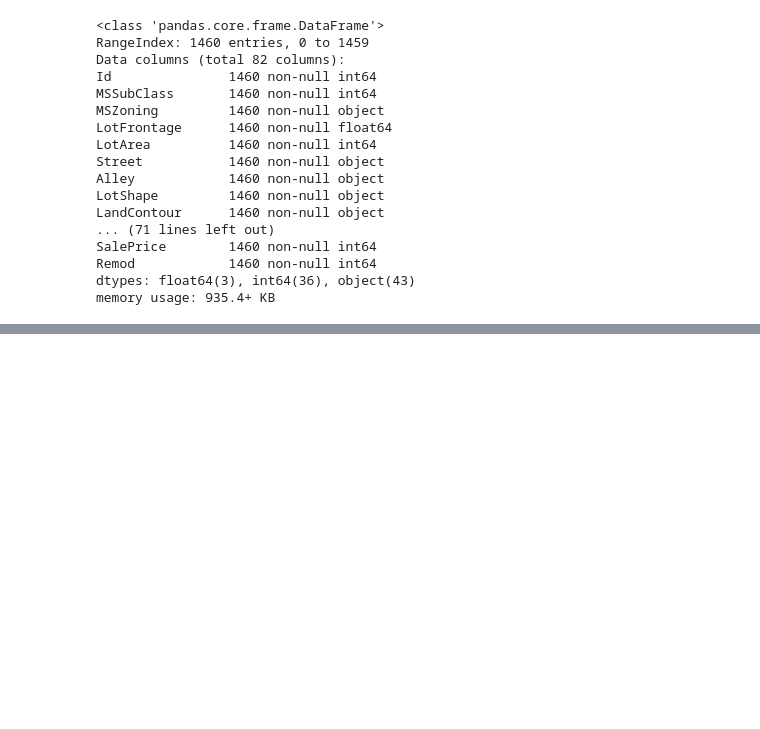
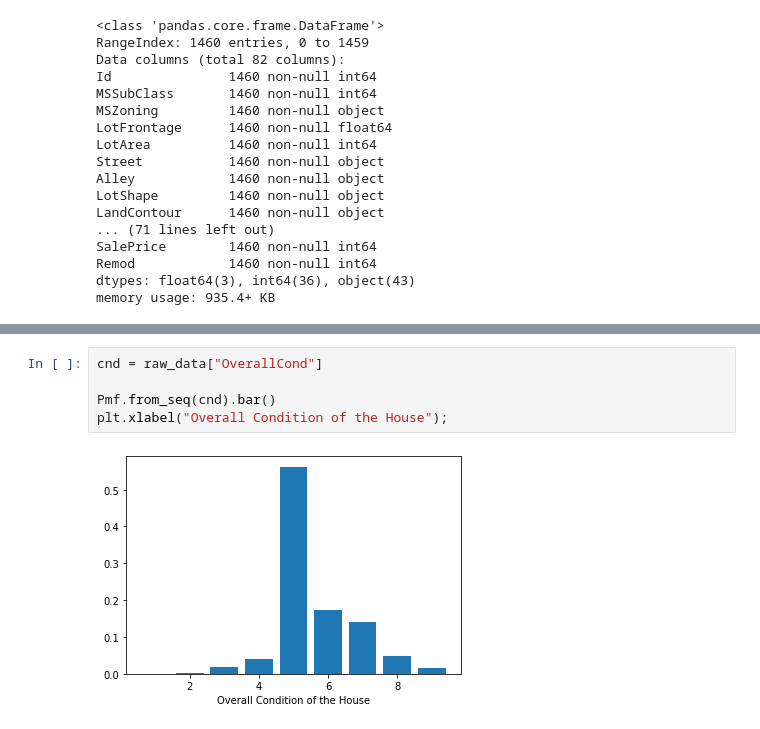
Before and after one commit to dina-deifallah/house-prices-advanced, a Jupyter notebook: EDA.ipynb, the cells around one changed output, grey strips where cells are left out. Cells and saved outputs as stored; diff of their text form; blank space fills up the shorter version.

```diff
--- a/EDA.ipynb
+++ b/EDA.ipynb
@@ -203,0 +220,7 @@ memory usage: 935.4+ KB
+# %%
+cnd = raw_data["OverallCond"]
+
+Pmf.from_seq(cnd).bar()
+plt.xlabel("Overall Condition of the House");
+# %% [output]
+[figure, added]
```
Also changed, not shown: parts of 29 cells of this notebook.
